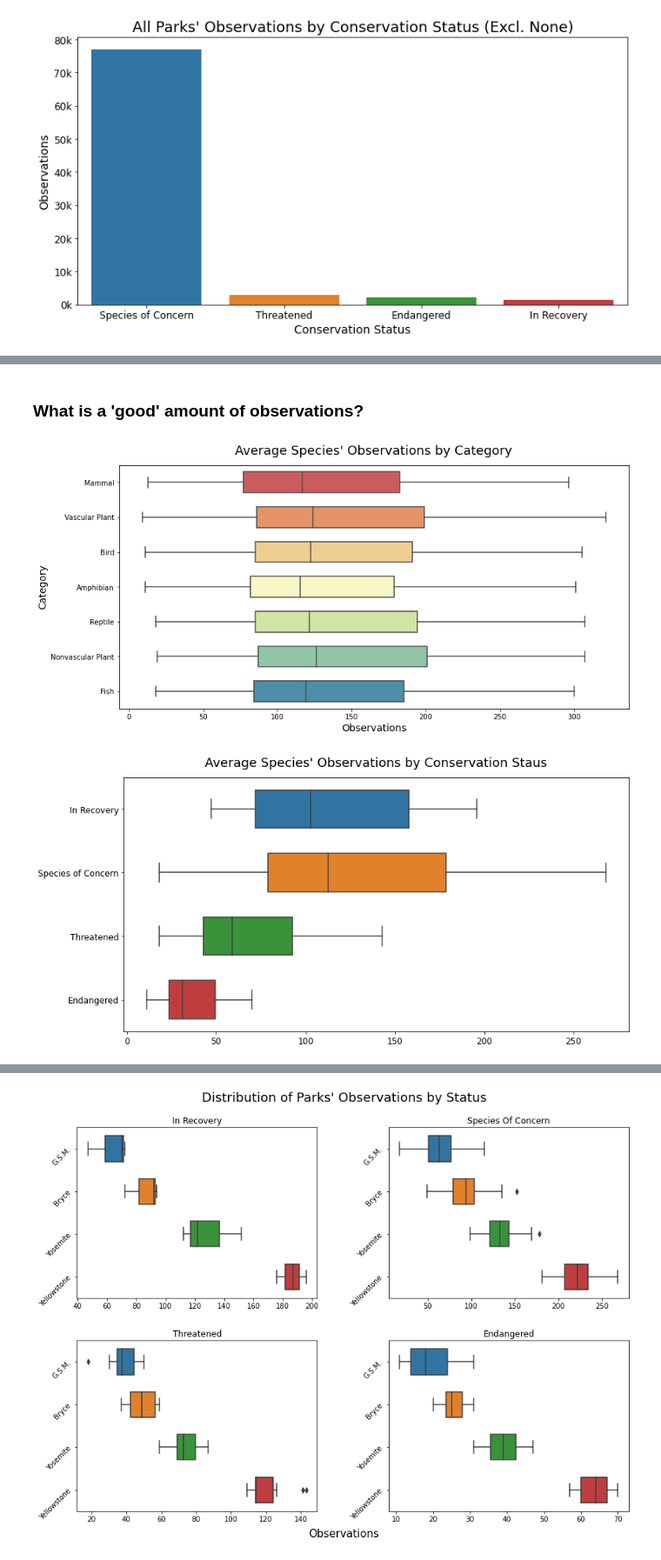
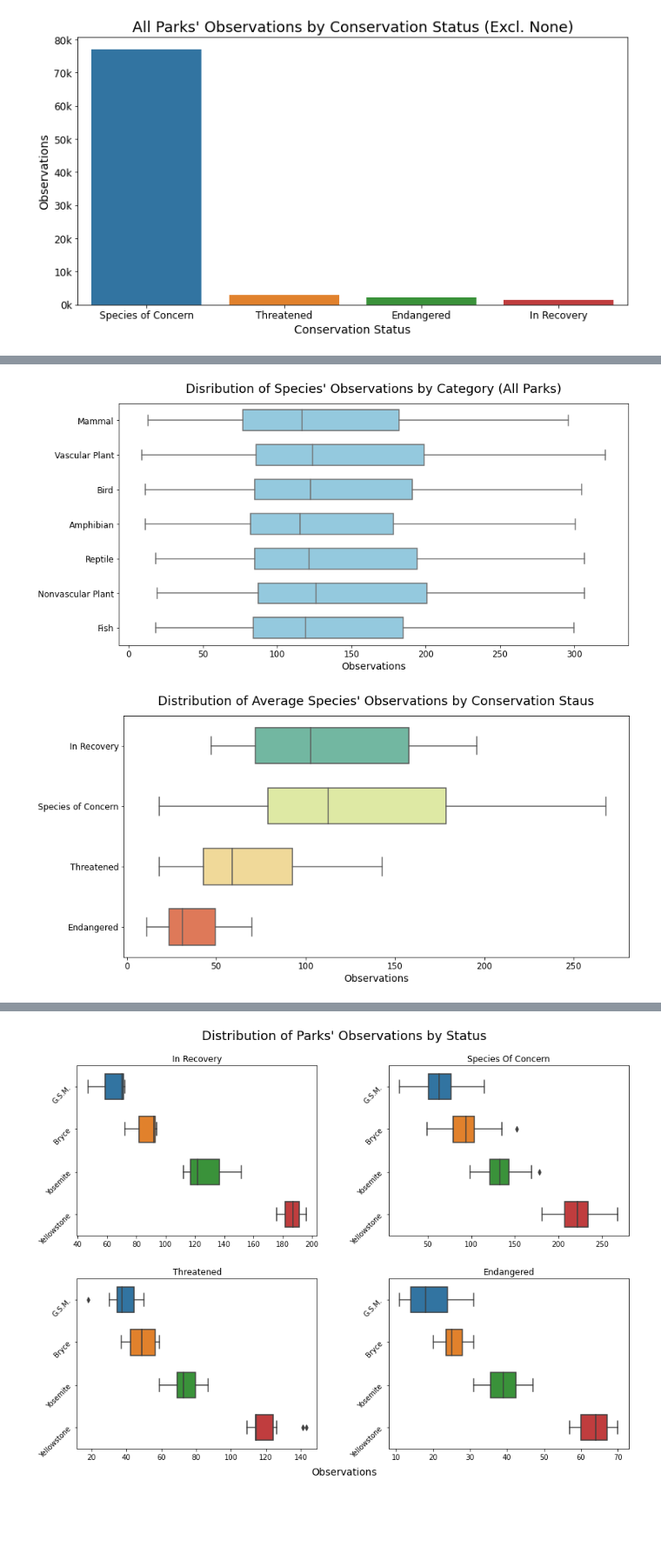
Before and after one commit to lightlySkewed/Biodiversity, a Jupyter notebook: biodiversity.ipynb, the cells around one changed output, grey strips where cells are left out. Shown: that part at 87% size. Drawn from its saved outputs; the diff is of its cells as text; code cells hidden in the pictures; blank space fills up the shorter version.

```diff
--- a/biodiversity.ipynb
+++ b/biodiversity.ipynb
@@ -278,33 +234,29 @@ Of all of the species that we see, which seem to be the most precarious? (Base t
-# %% [markdown]
-### What is a 'good' amount of observations?
 # %%
-# What is a 'good' (bad, great) amount of observations?
 # Create a boxplot of observations on the x-axis, and categories on the y-axis
 
 f, ax = plt.subplots(figsize=(12, 6))
 
-sns.boxplot(x= 'observations', y= 'category', data=bio_df, width=.6, palette= 'Spectral')
-plt.title('Average Species\' Observations by Category', fontsize=18, y=1.025)
+sns.boxplot(x= 'observations', y= 'category', data=bio_df, width=.6, color='skyblue')
+plt.title('Disribution of Species\' Observations by Category (All Parks)', fontsize=18, y=1.025)
 plt.xlabel('Observations', fontsize=14)
-plt.ylabel('Category', fontsize=14)
 f.tight_layout()
-plt.savefig('Average Species\' Observations by Category.png', dpi= 600)
+plt.ylabel('')
+plt.xticks(fontsize= 12)
+plt.yticks(fontsize= 12)
+plt.savefig('Distribution of Species\' Observations by Category (All Parks).png', dpi= 600)
 # %% [output]
-[figure, old version]
+[figure, new version]
 # %%
-f, ax = plt.subplots(figsize=(12, 6))
-
-bio_df_troubled = bio_df.loc[bio_df['conservation_status'] != 'None']
-sns.boxplot(x= 'observations', y= 'conservation_status', data=bio_df_troubled, width=.6);
-plt.title('Average Species\' Observations by Conservation Staus', fontsize=18, y=1.025);
+fig, ax = plt.subplots(figsize=(12, 6))
+sns.boxplot(x= 'observations', y= 'conservation_status', data=bio_df_troubled, width=.6, palette= 'Spectral_r');
+plt.title('Distribution of Average Species\' Observations by Conservation Staus', fontsize=18, y=1.025);
 plt.xlabel('Observations', fontsize=14)
-plt.xlabel('')
 plt.ylabel('')
 plt.xticks(fontsize= 12)
 plt.yticks(fontsize= 12)
-f.tight_layout()
-plt.savefig('Average Species\' Observations by Conservation Status.png', dpi= 600)
+fig.tight_layout()
+plt.savefig('Distribution of Species\' Observations by Conservation Status.png', dpi= 600)
 # %% [output]
-[figure, old version]
+[figure, new version]
 # %%
 # plot boxplots of observations by status for each park
```
Also changed, not shown: parts of 23 cells of this notebook, 24 other files.
